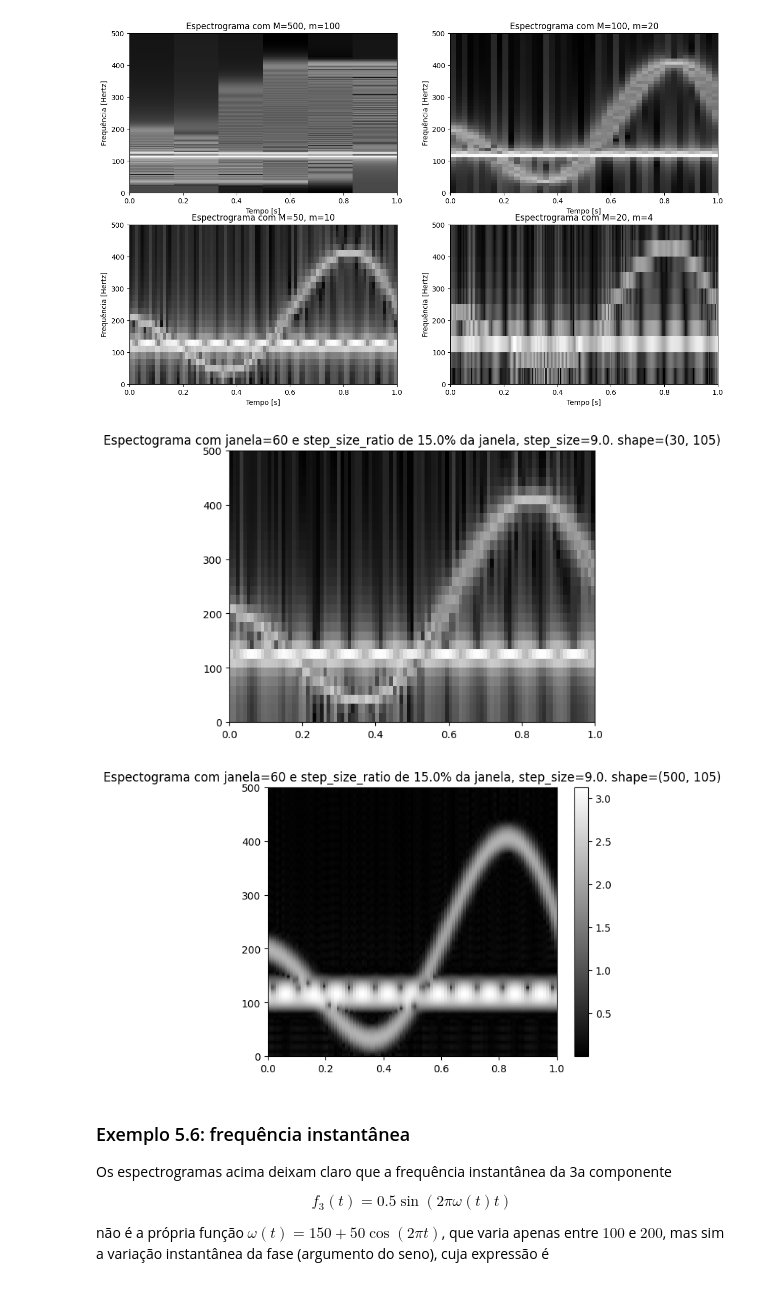
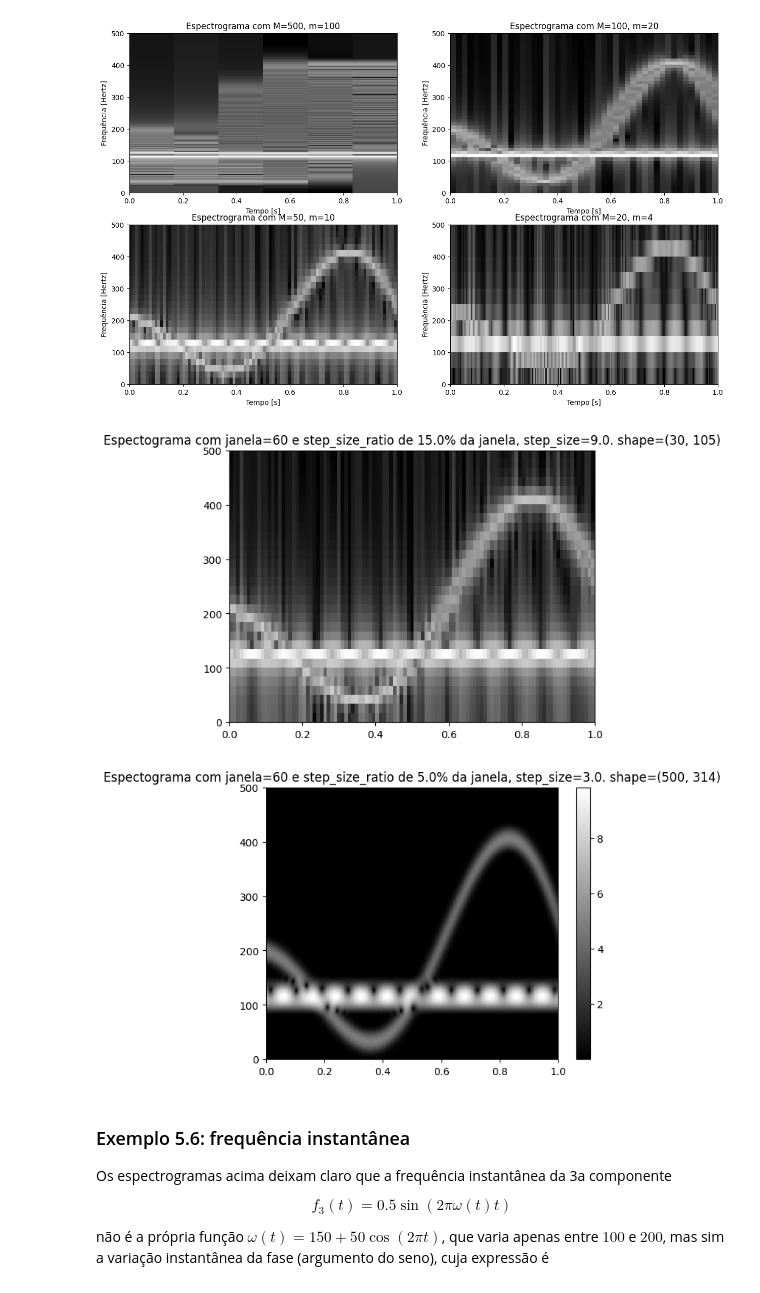
Before and after one commit to diogoalves/mac5920-dsp2022, a Jupyter notebook: aulas/05-Windowing/sec_5-1-2.ipynb, the cells around one changed output. Cells and saved outputs as stored; diff of their text form; code cells hidden in the pictures.

```diff
--- a/aulas/05-Windowing/sec_5-1-2.ipynb
+++ b/aulas/05-Windowing/sec_5-1-2.ipynb
@@ -652,6 +675,7 @@ def build_window2(N, start, end, type='retangular'):
 
     return w
 
+# espectograma janelado x*h e não recortado. A ideia é manter a resolução máxima (N//2 Hz)
 def plot_spectogram2(x, window_width=50, step_size_ratio=0.6, log_normalized=False, exp_normalized=False, tipo_janela='retangular'):
     N = len(x)
     nr_rows = N // 2
@@ -669,7 +693,7 @@ def plot_spectogram2(x, window_width=50, step_size_ratio=0.6, log_normalized=Fal
         if log_normalized:
             magnitude = np.log(1+magnitude)
         elif exp_normalized:
-            magnitude = np.log(1+magnitude)**10
+            magnitude = np.log(1+magnitude)**2
         spectogram[0:nr_rows, col] = np.flip(magnitude[0:nr_rows])
 
     plt.title(f'Espectograma com janela={window_width} e step_size_ratio de {step_size_ratio*100}% da janela, step_size={step_size}. shape={spectogram.shape}')
@@ -717,13 +741,16 @@ O = np.array([100, 20, 10, 4]);
 show_spectra(N, t, f, M, O)
 # %% [output]
 [figure]
+# %%
+# Espectograma com recorte
+plot_spectogram(f, window_width=60, step_size_ratio=0.15, log_normalized=True)
+# %% [output]
+[figure, added]
 # %%
-plot_spectogram(f, window_width=60, step_size_ratio=0.15, log_normalized=True)
-plt.figure()
-plot_spectogram2(f, window_width=60, step_size_ratio=0.15, log_normalized=True, tipo_janela='hamming')
+# Espectograma janelado
+plot_spectogram2(f, window_width=60, step_size_ratio=0.05, exp_normalized=True, tipo_janela='hamming')
 # %% [output]
-[figure, old version]
+[figure, new version]
-[figure, removed]
 # %% [markdown]
 ### Exemplo 5.6: frequência instantânea
 
```
Also changed, not shown: parts of 2 cells of this notebook, 9 other files.
